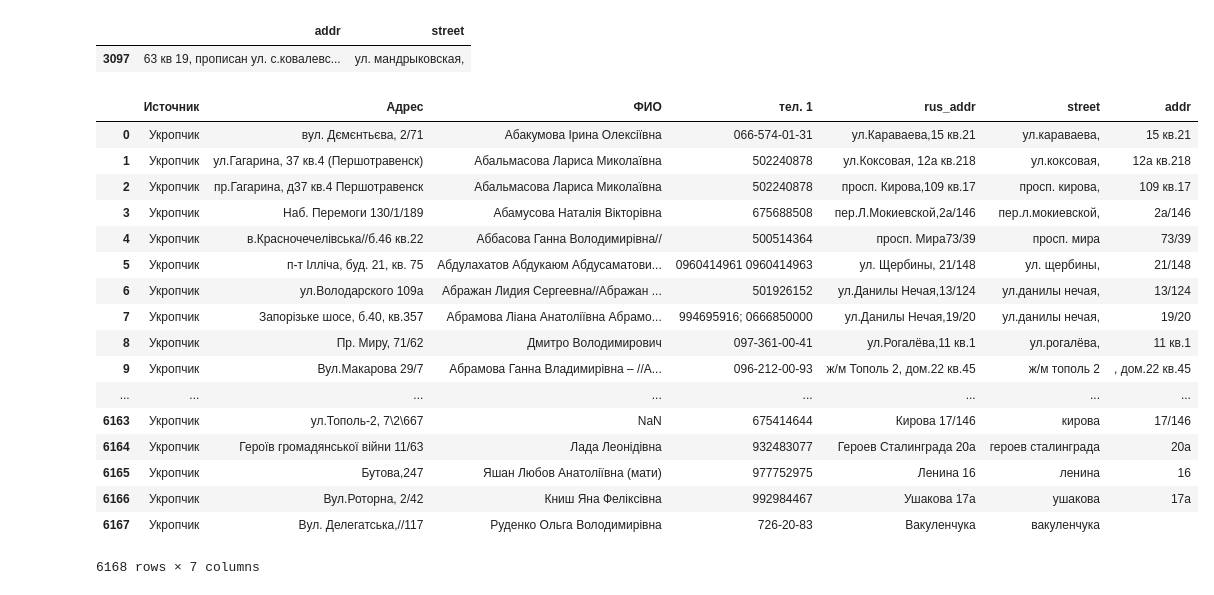
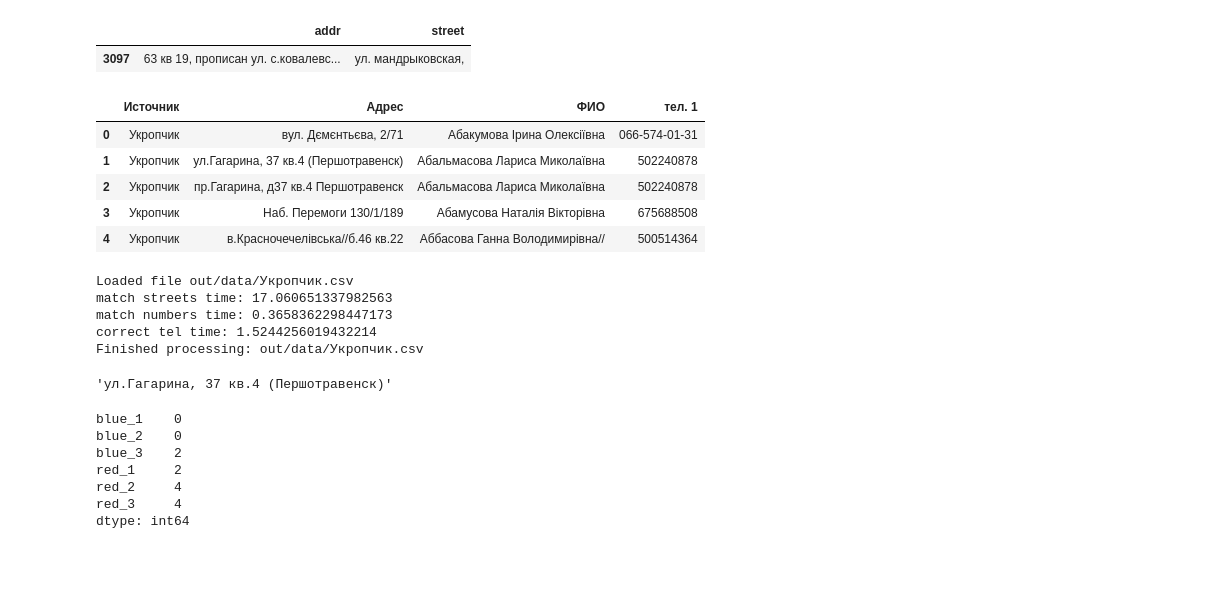
Before and after one commit to volisoft/massive_matcher, a Jupyter notebook: ukrop - data cleanup.ipynb, the cells around one changed output. Saved outputs shown, nothing was run; the diff lists cells and outputs as text; code cells hidden in the pictures; blank space fills up the shorter version.

Commit message:
first iteration implemented

```diff
--- a/ukrop - data cleanup.ipynb
+++ b/ukrop - data cleanup.ipynb
@@ -521,41 +521,38 @@ raw_data[raw_data.addr.map(lambda x: len(regex.findall(x)) > 3)][['addr', 'stree
 |  | addr | street |
 | 3097 | 63 кв 19, прописан ул. с.ковалевс... | ул. мандрыковская, |
 # %%
-raw_data
+raw_data.head()
 # %% [output]
-|  | Источник | Адрес | ФИО | тел. 1 | rus_addr | street | addr |
-| 0 | Укропчик | вул. Дємєнтьєва, 2/71 | Абакумова Ірина Олексіївна | 066-574-01-31 | ул.Караваева,15 кв.21 | ул.караваева, | 15 кв.21 |
-| 1 | Укропчик | ул.Гагарина, 37 кв.4 (Першотравенск) | Абальмасова Лариса Миколаївна | 502240878 | ул.Коксовая, 12а кв.218 | ул.коксовая, | 12а кв.218 |
-| 2 | Укропчик | пр.Гагарина, д37 кв.4 Першотравенск | Абальмасова Лариса Миколаївна | 502240878 | просп. Кирова,109 кв.17 | просп. кирова, | 109 кв.17 |
-| 3 | Укропчик | Наб. Перемоги 130/1/189 | Абамусова Наталія Вікторівна | 675688508 | пер.Л.Мокиевской,2а/146 | пер.л.мокиевской, | 2а/146 |
-| 4 | Укропчик | в.Красночечелівська//б.46 кв.22 | Аббасова Ганна Володимирівна// | 500514364 | просп. Мира73/39 | просп. мира | 73/39 |
-| 5 | Укропчик | п-т Ілліча, буд. 21, кв. 75 | Абдулахатов Абдукаюм Абдусаматови... | 0960414961 0960414963 | ул. Щербины, 21/148 | ул. щербины, | 21/148 |
-| 6 | Укропчик | ул.Володарского 109а | Абражан Лидия Сергеевна//Абражан ... | 501926152 | ул.Данилы Нечая,13/124 | ул.данилы нечая, | 13/124 |
-| 7 | Укропчик | Запорізьке шосе, б.40, кв.357 | Абрамова Ліана Анатоліївна Абрамо... | 994695916; 0666850000 | ул.Данилы Нечая,19/20 | ул.данилы нечая, | 19/20 |
-| 8 | Укропчик | Пр. Миру, 71/62 | Дмитро Володимирович | 097-361-00-41 | ул.Рогалёва,11 кв.1 | ул.рогалёва, | 11 кв.1 |
-| 9 | Укропчик | Вул.Макарова 29/7 | Абрамова Ганна Владимирівна – //А... | 096-212-00-93 | ж/м Тополь 2, дом.22 кв.45 | ж/м тополь 2 | , дом.22 кв.45 |
-| ... | ... | ... | ... | ... | ... | ... | ... |
-| 6163 | Укропчик | ул.Тополь-2, 7\2\667 | NaN | 675414644 | Кирова 17/146 | кирова | 17/146 |
-| 6164 | Укропчик | Героїв громадянської війни 11/63 | Лада Леонідівна | 932483077 | Героев Сталинграда 20а | героев сталинграда | 20а |
-| 6165 | Укропчик | Бутова,247 | Яшан Любов Анатоліївна (мати) | 977752975 | Ленина 16 | ленина | 16 |
-| 6166 | Укропчик | Вул.Роторна, 2/42 | Книш Яна Феліксівна | 992984467 | Ушакова 17а | ушакова | 17а |
-| 6167 | Укропчик | Вул. Делегатська,//117 | Руденко Ольга Володимирівна | 726-20-83 | Вакуленчука | вакуленчука |  |
+|  | Источник | Адрес | ФИО | тел. 1 |
+| 0 | Укропчик | вул. Дємєнтьєва, 2/71 | Абакумова Ірина Олексіївна | 066-574-01-31 |
+| 1 | Укропчик | ул.Гагарина, 37 кв.4 (Першотравенск) | Абальмасова Лариса Миколаївна | 502240878 |
+| 2 | Укропчик | пр.Гагарина, д37 кв.4 Першотравенск | Абальмасова Лариса Миколаївна | 502240878 |
+| 3 | Укропчик | Наб. Перемоги 130/1/189 | Абамусова Наталія Вікторівна | 675688508 |
+| 4 | Укропчик | в.Красночечелівська//б.46 кв.22 | Аббасова Ганна Володимирівна// | 500514364 |
-6168 rows × 7 columns
 # %%
 df = raw_data
-    print('Loaded file ' + f)
+print('Loaded file ' + f)
 
-    start = time.clock()
-    df['street'], df['str_score'] = zip(*df.street.apply(lambda s: parser.parse_street_name(s)))
-    print('match streets time: ' + str(time.clock() - start))
+start = time.clock()
+df['street'], df['str_score'] = zip(*df.street.apply(lambda s: parser.parse_street_name(s)))
+print('match streets time: ' + str(time.clock() - start))
 
-    start = time.clock()
+start = time.clock()
 #     df['build'], df['apt'], df['num_score'] = zip(*df.apply(lambda r: parser.parse_build_number(r.street, r.addr), axis=1, raw=True))
-    df['build'], df['apt'] = zip(*df.apply(lambda r: numex.parse_build_number(r.addr), axis=1, raw=True))
-    print('match numbers time: ' + str(time.clock() - start))
+df['build'], df['apt'] = zip(*df.apply(lambda r: numex.parse_build_number(r.addr), axis=1, raw=True))
+print('match numbers time: ' + str(time.clock() - start))
 
-    df.street.replace(dict(lower_to_upper_str.groups.keys()), inplace=True)
-    correct_tel(df)
-    print('Finished processing: ' + f)
-    f_name = 'out/' + f
-    df.to_csv(f_name)
+df.street.replace(dict(lower_to_upper_str.groups.keys()), inplace=True)
+correct_tel(df)
+print('Finished processing: ' + f)
+df.to_csv('out/data/ukropchik.csv')
+# %% [output]
+Loaded file out/data/Укропчик.csv
+match streets time: 17.060651337982563
+match numbers time: 0.3658362298447173
+correct tel time: 1.5244256019432214
+Finished processing: out/data/Укропчик.csv
+# %%
+df.ix[1, 1]
+# %% [output]
+'ул.Гагарина, 37 кв.4 (Першотравенск)'
@@ -561,0 +576,11 @@ df = raw_data
+# %%
+second_red
+first_red.count()
+# %% [output]
+blue_1    0
+blue_2    0
+blue_3    2
+red_1     2
+red_2     4
+red_3     4
+dtype: int64
```
Also changed, not shown: parts of 6 cells of this notebook, 1 other file.
